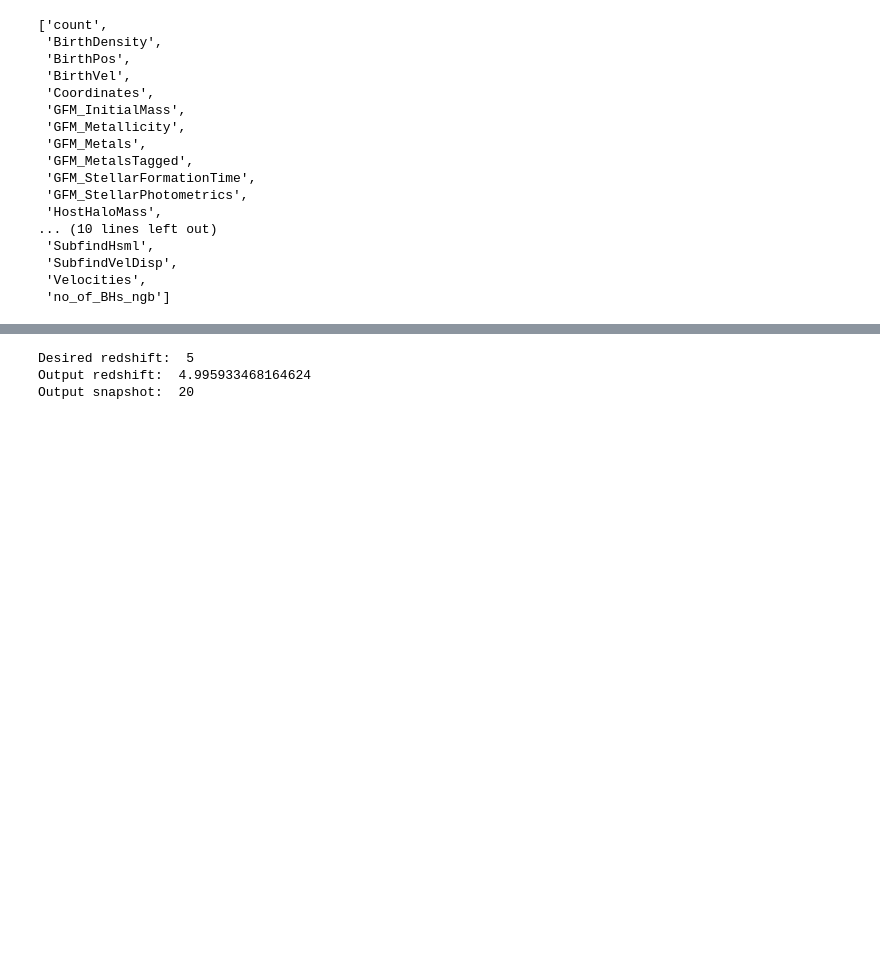
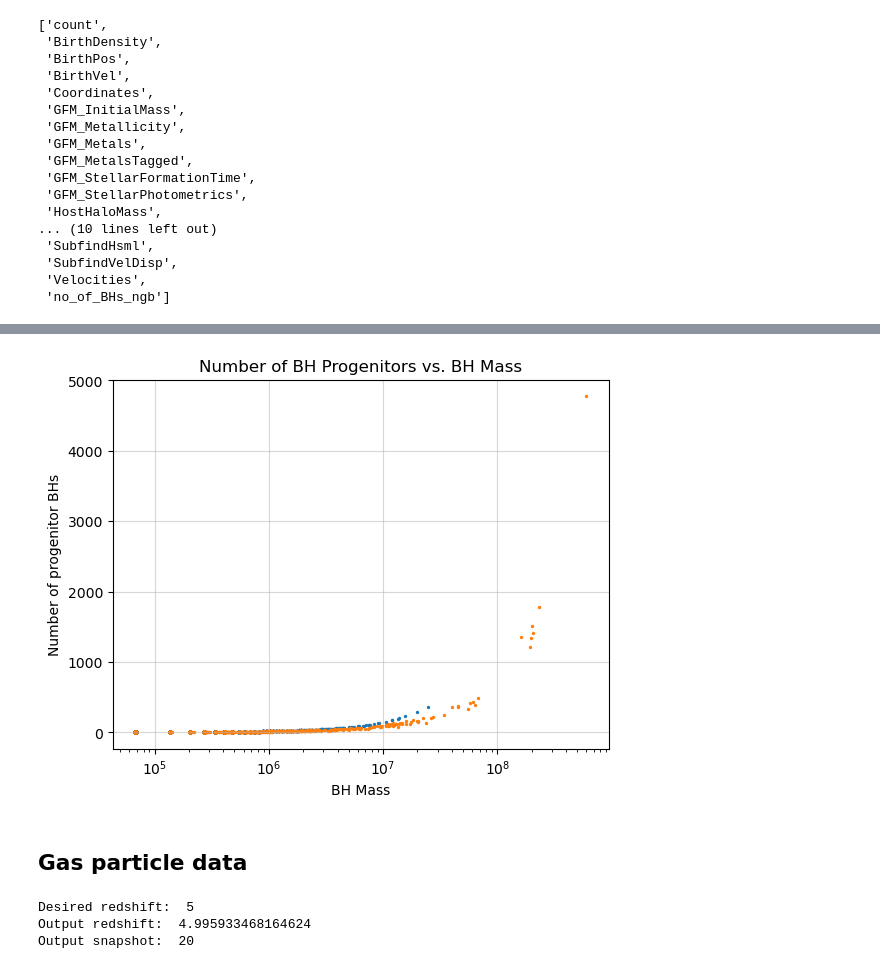
Before and after one commit to khojonat/Brahma_Analysis, a Jupyter notebook: BrahmaRelations.ipynb, the cells around one changed output, grey strips where cells are left out. Drawn from its saved outputs; the diff is of its cells as text; code cells hidden in the pictures; blank space fills up the shorter version.

```diff
--- a/BrahmaRelations.ipynb
+++ b/BrahmaRelations.ipynb
@@ -195,3 +279,17 @@ list(particles.keys())
+# %%
+f,ax = plt.subplots(1,1)
+ax.scatter(BH_Mass1,N_Prog1,s = 2,label = 'Z = 5')
+ax.scatter(BH_Mass2,N_Prog2,s = 2,label = 'Z = 0')
+ax.set_xscale('log')
+ax.set_xlabel('BH Mass')
+ax.set_ylabel('Number of progenitor BHs')
+ax.set(title='Number of BH Progenitors vs. BH Mass')
+ax.grid(alpha = 0.5)
+plt.savefig('N_Progenitors_vs_BH_Mass.png')
+# %% [output]
+[figure, added]
+# %% [markdown]
+## Gas particle data
 # %%
 ### See arepo_package line 271
 
```
Also changed, not shown: parts of 11 cells of this notebook.
